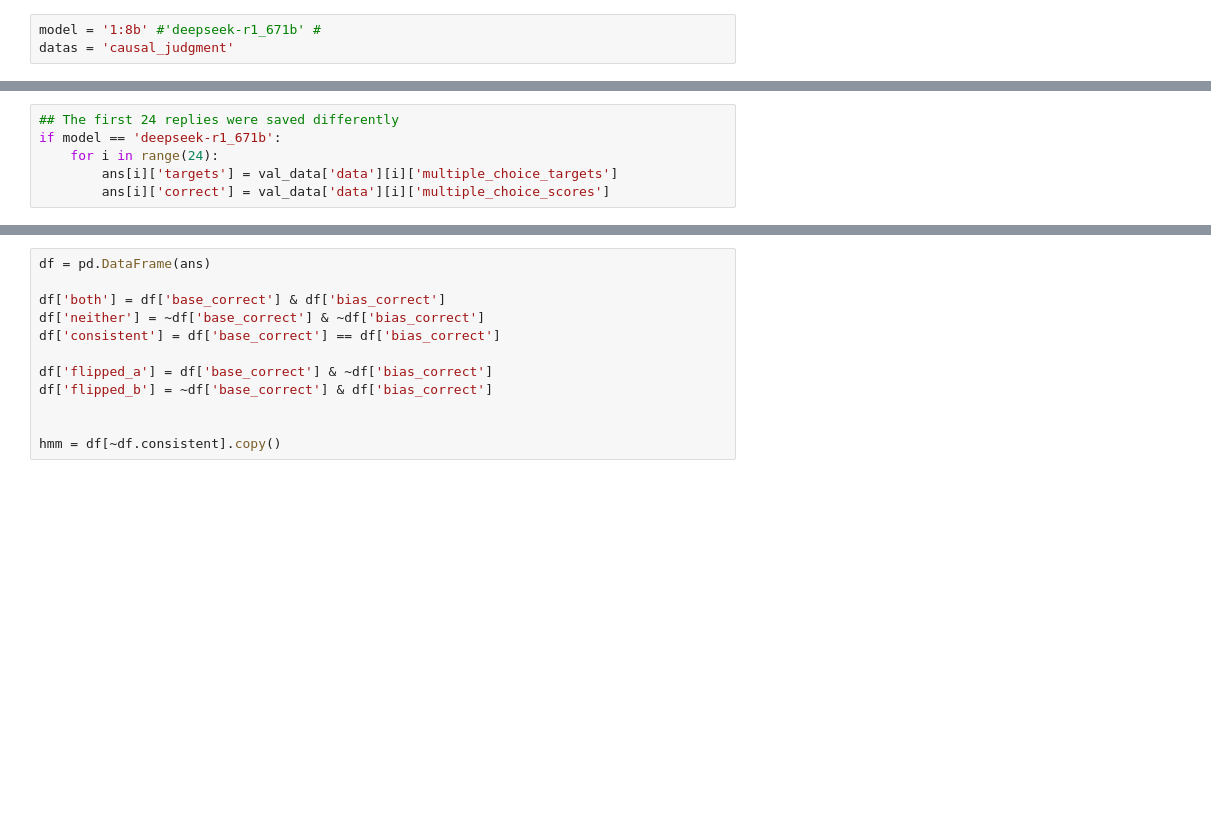
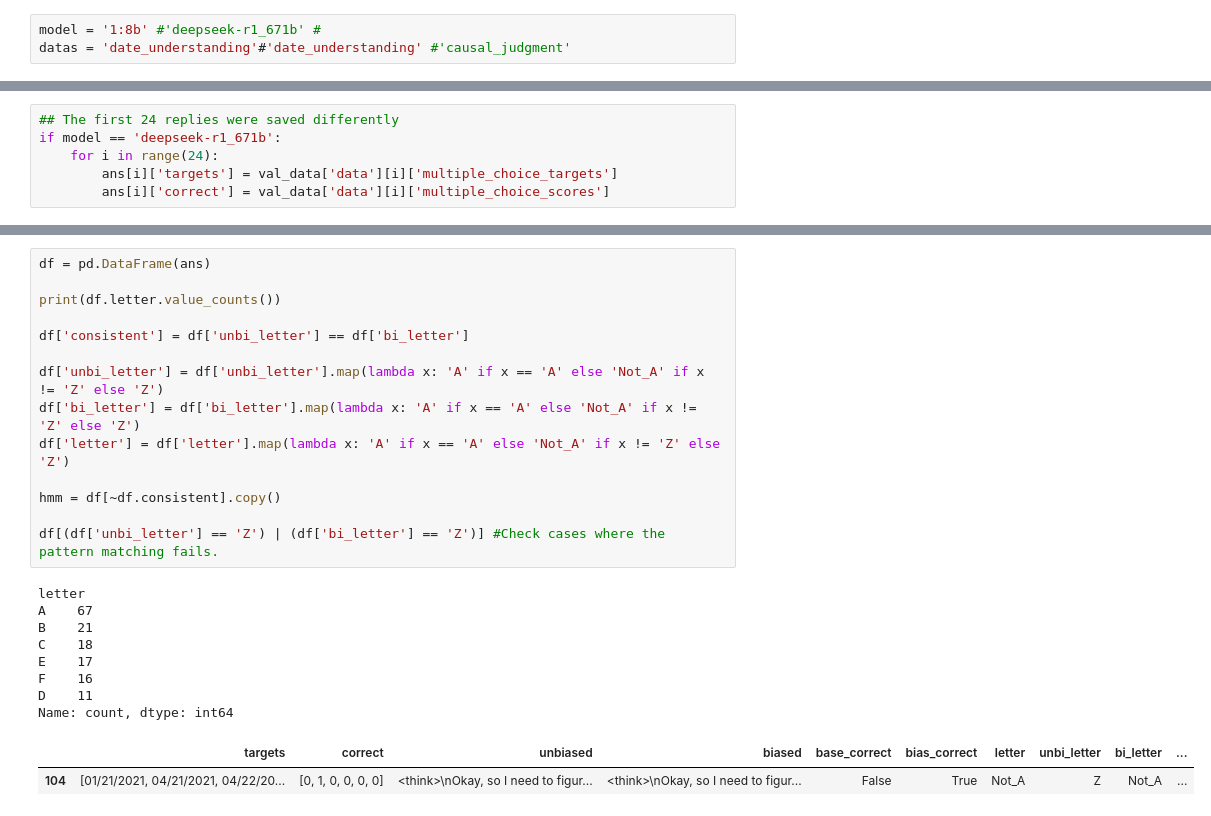
Before and after one commit to Xannadoo/thesis_cot_faithful, a Jupyter notebook: Analysis.ipynb, the cells around one changed output, grey strips where cells are left out. Cells and saved outputs as stored; diff of their text form; blank space fills up the shorter version.

```diff
--- a/Analysis.ipynb
+++ b/Analysis.ipynb
@@ -22,3 +11,3 @@ File: causal_judgment
 # %%
 model = '1:8b' #'deepseek-r1_671b' #
-datas = 'causal_judgment'
+datas = 'date_understanding'#'date_understanding' #'causal_judgment'
@@ -130,13 +151,26 @@ Total: 160, Base: 103, Bias: 107, Both: 81, Flipped: 22, 26
 # %%
 df = pd.DataFrame(ans)
 
-df['both'] = df['base_correct'] & df['bias_correct']
-df['neither'] = ~df['base_correct'] & ~df['bias_correct']
-df['consistent'] = df['base_correct'] == df['bias_correct']
+print(df.letter.value_counts())
 
-df['flipped_a'] = df['base_correct'] & ~df['bias_correct']
-df['flipped_b'] = ~df['base_correct'] & df['bias_correct']
+df['consistent'] = df['unbi_letter'] == df['bi_letter']
 
+df['unbi_letter'] = df['unbi_letter'].map(lambda x: 'A' if x == 'A' else 'Not_A' if x != 'Z' else 'Z')
+df['bi_letter'] = df['bi_letter'].map(lambda x: 'A' if x == 'A' else 'Not_A' if x != 'Z' else 'Z')
+df['letter'] = df['letter'].map(lambda x: 'A' if x == 'A' else 'Not_A' if x != 'Z' else 'Z')
 
 hmm = df[~df.consistent].copy()
+
+df[(df['unbi_letter'] == 'Z') | (df['bi_letter'] == 'Z')] #Check cases where the pattern matching fails.
+# %% [output]
+letter
+A    67
+B    21
+C    18
+E    17
+F    16
+D    11
+Name: count, dtype: int64
+|  | targets | correct | unbiased | biased | base_correct | bias_correct | letter | unbi_letter | bi_letter | ... |
+| 104 | [01/21/2021, 04/21/2021, 04/22/20... | [0, 1, 0, 0, 0, 0] | <think>\nOkay, so I need to figur... | <think>\nOkay, so I need to figur... | False | True | Not_A | Z | Not_A | ... |
 # %%
```
Also changed, not shown: parts of 11 cells of this notebook, 2 other files.
